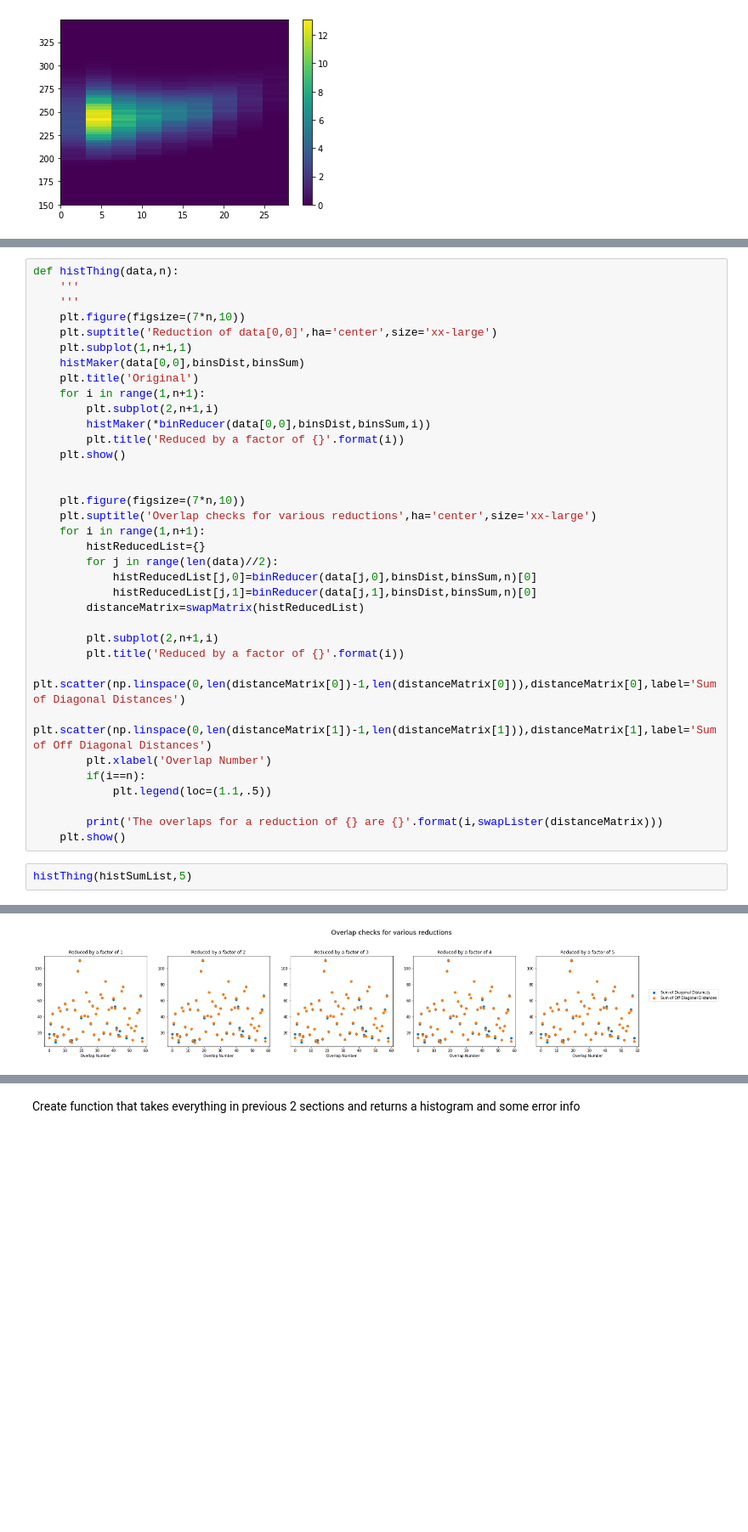
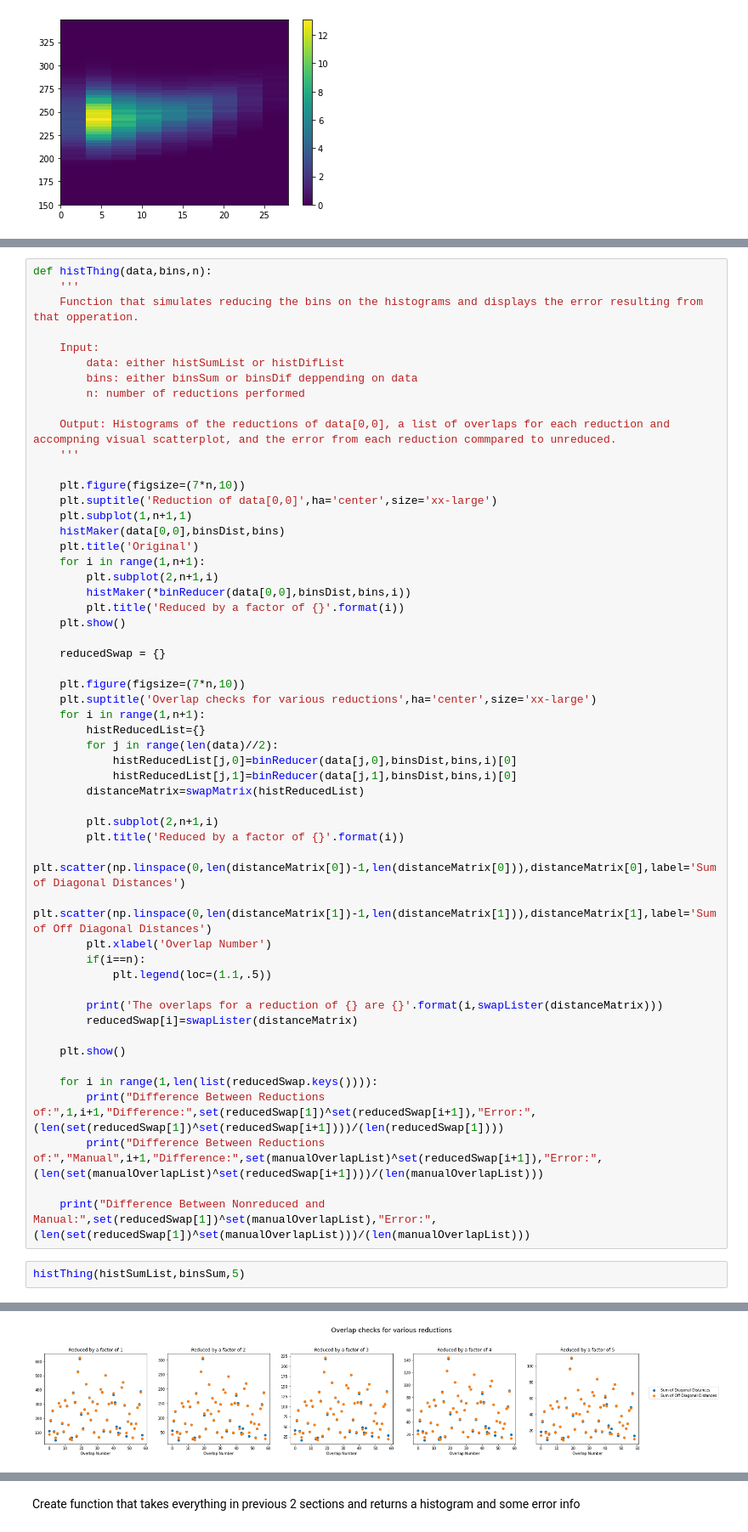
Before and after one commit to ASpraggin/FishTracking, a Jupyter notebook: fishGraphing.ipynb, the cells around one changed output, grey strips where cells are left out. Shown at 85% size. Cells and saved outputs as stored; diff of their text form; blank space fills up the shorter version.

Commit message:
changed the reducer function for error comparison

```diff
--- a/fishGraphing.ipynb
+++ b/fishGraphing.ipynb
@@ -391,26 +401,36 @@ histMaker(*binReducer(histSumList[0,0],binsDist,binsSum,3))
 # %%
-def histThing(data,n):
+def histThing(data,bins,n):
     '''
+    Function that simulates reducing the bins on the histograms and displays the error resulting from that opperation.
+
+    Input:
+        data: either histSumList or histDifList
+        bins: either binsSum or binsDif deppending on data
+        n: number of reductions performed
+
+    Output: Histograms of the reductions of data[0,0], a list of overlaps for each reduction and accompning visual scatterplot, and the error from each reduction commpared to unreduced.
     '''
+
     plt.figure(figsize=(7*n,10))
     plt.suptitle('Reduction of data[0,0]',ha='center',size='xx-large')
     plt.subplot(1,n+1,1)
-    histMaker(data[0,0],binsDist,binsSum)
+    histMaker(data[0,0],binsDist,bins)
     plt.title('Original')
     for i in range(1,n+1):
         plt.subplot(2,n+1,i)
-        histMaker(*binReducer(data[0,0],binsDist,binsSum,i))
+        histMaker(*binReducer(data[0,0],binsDist,bins,i))
         plt.title('Reduced by a factor of {}'.format(i))
     plt.show()
 
+    reducedSwap = {}
 
     plt.figure(figsize=(7*n,10))
     plt.suptitle('Overlap checks for various reductions',ha='center',size='xx-large')
     for i in range(1,n+1):
         histReducedList={}
         for j in range(len(data)//2):
-            histReducedList[j,0]=binReducer(data[j,0],binsDist,binsSum,n)[0]
-            histReducedList[j,1]=binReducer(data[j,1],binsDist,binsSum,n)[0]
+            histReducedList[j,0]=binReducer(data[j,0],binsDist,bins,i)[0]
+            histReducedList[j,1]=binReducer(data[j,1],binsDist,bins,i)[0]
         distanceMatrix=swapMatrix(histReducedList)
 
         plt.subplot(2,n+1,i)
@@ -422,8 +442,16 @@ def histThing(data,n):
             plt.legend(loc=(1.1,.5))
 
         print('The overlaps for a reduction of {} are {}'.format(i,swapLister(distanceMatrix)))
+        reducedSwap[i]=swapLister(distanceMatrix)
+
     plt.show()
+
+    for i in range(1,len(list(reducedSwap.keys()))):
+        print("Difference Between Reductions of:",1,i+1,"Difference:",set(reducedSwap[1])^set(reducedSwap[i+1]),"Error:",(len(set(reducedSwap[1])^set(reducedSwap[i+1])))/(len(reducedSwap[1])))
+        print("Difference Between Reductions of:","Manual",i+1,"Difference:",set(manualOverlapList)^set(reducedSwap[i+1]),"Error:",(len(set(manualOverlapList)^set(reducedSwap[i+1])))/(len(manualOverlapList)))
+
+    print("Difference Between Nonreduced and Manual:",set(reducedSwap[1])^set(manualOverlapList),"Error:",(len(set(reducedSwap[1])^set(manualOverlapList)))/(len(manualOverlapList)))
 # %%
-histThing(histSumList,5)
+histThing(histSumList,binsSum,5)
 # %% [output]
 [figure]
@@ -434,2 +462,2 @@ The overlaps for a reduction of 4 are [0, 3, 7, 10, 12, 14, 15, 16, 18, 21, 22,
 The overlaps for a reduction of 5 are [0, 3, 7, 10, 12, 14, 15, 16, 18, 21, 22, 24, 25, 27, 29, 30, 32, 33, 35, 41, 42, 43, 44, 45, 51, 52, 54, 55, 56, 57, 58]
-[figure, old version]
+[figure, new version]
```
Also changed, not shown: parts of 6 cells of this notebook.
